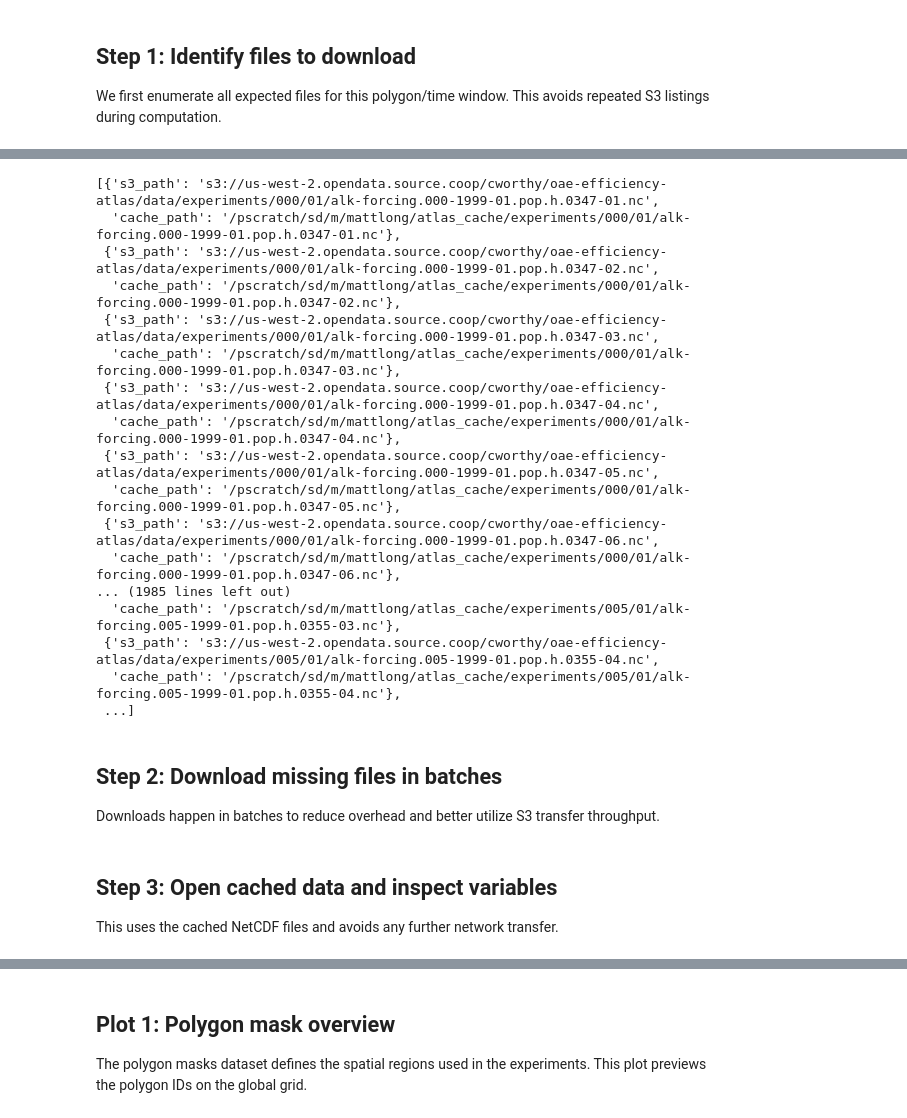
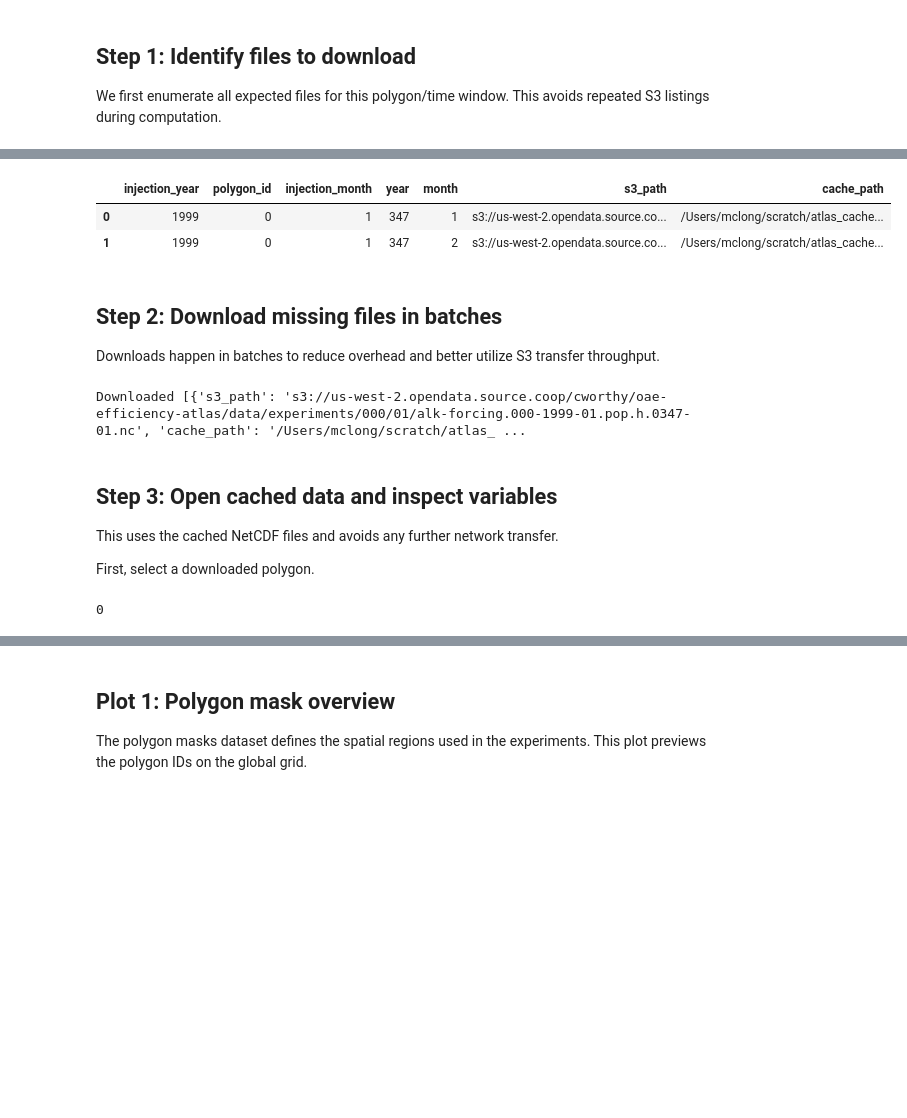
Before and after one commit to CWorthy-ocean/Ocean-CDR-Atlas-Calcs, a Jupyter notebook: executed/ocean-cdr-atlas-datasets/download-oae-atlas.ipynb, the cells around one changed output, grey strips where cells are left out. Drawn from its saved outputs; the diff is of its cells as text; code cells hidden in the pictures; blank space fills up the shorter version.

```diff
--- a/executed/ocean-cdr-atlas-datasets/download-oae-atlas.ipynb
+++ b/executed/ocean-cdr-atlas-datasets/download-oae-atlas.ipynb
@@ -57,10 +56,9 @@ n_test = 3
 dask_cluster_kwargs = {}
 # %%
 # Parameters
-polygon_id = None
 injection_year = 1999
 injection_month = 1
-n_test = None
+n_test = 2
 dask_cluster_kwargs = {
     "account": "m4632",
     "queue_name": "premium",
@@ -93,35 +91,30 @@ atlas_data.df
 496800 rows × 2 columns
 # %%
-manifest = atlas_data.query(polygon_id=polygon_id, injection_year=injection_year, injection_month=injection_month, n_test=n_test)
+manifest = atlas_data.query(injection_year=injection_year, injection_month=injection_month, n_test=n_test)
 manifest
 # %% [output]
-[{'s3_path': 's3://us-west-2.opendata.source.coop/cworthy/oae-efficiency-atlas/data/experiments/000/01/alk-forcing.000-1999-01.pop.h.0347-01.nc',
-  'cache_path': '/pscratch/sd/m/mattlong/atlas_cache/experiments/000/01/alk-forcing.000-1999-01.pop.h.0347-01.nc'},
- {'s3_path': 's3://us-west-2.opendata.source.coop/cworthy/oae-efficiency-atlas/data/experiments/000/01/alk-forcing.000-1999-01.pop.h.0347-02.nc',
-  'cache_path': '/pscratch/sd/m/mattlong/atlas_cache/experiments/000/01/alk-forcing.000-1999-01.pop.h.0347-02.nc'},
- {'s3_path': 's3://us-west-2.opendata.source.coop/cworthy/oae-efficiency-atlas/data/experiments/000/01/alk-forcing.000-1999-01.pop.h.0347-03.nc',
-  'cache_path': '/pscratch/sd/m/mattlong/atlas_cache/experiments/000/01/alk-forcing.000-1999-01.pop.h.0347-03.nc'},
- {'s3_path': 's3://us-west-2.opendata.source.coop/cworthy/oae-efficiency-atlas/data/experiments/000/01/alk-forcing.000-1999-01.pop.h.0347-04.nc',
-  'cache_path': '/pscratch/sd/m/mattlong/atlas_cache/experiments/000/01/alk-forcing.000-1999-01.pop.h.0347-04.nc'},
- {'s3_path': 's3://us-west-2.opendata.source.coop/cworthy/oae-efficiency-atlas/data/experiments/000/01/alk-forcing.000-1999-01.pop.h.0347-05.nc',
-  'cache_path': '/pscratch/sd/m/mattlong/atlas_cache/experiments/000/01/alk-forcing.000-1999-01.pop.h.0347-05.nc'},
- {'s3_path': 's3://us-west-2.opendata.source.coop/cworthy/oae-efficiency-atlas/data/experiments/000/01/alk-forcing.000-1999-01.pop.h.0347-06.nc',
-  'cache_path': '/pscratch/sd/m/mattlong/atlas_cache/experiments/000/01/alk-forcing.000-1999-01.pop.h.0347-06.nc'},
-... (1985 lines left out)
-  'cache_path': '/pscratch/sd/m/mattlong/atlas_cache/experiments/005/01/alk-forcing.005-1999-01.pop.h.0355-03.nc'},
- {'s3_path': 's3://us-west-2.opendata.source.coop/cworthy/oae-efficiency-atlas/data/experiments/005/01/alk-forcing.005-1999-01.pop.h.0355-04.nc',
-  'cache_path': '/pscratch/sd/m/mattlong/atlas_cache/experiments/005/01/alk-forcing.005-1999-01.pop.h.0355-04.nc'},
- ...]
+|  | injection_year | polygon_id | injection_month | year | month | s3_path | cache_path |
+| 0 | 1999 | 0 | 1 | 347 | 1 | s3://us-west-2.opendata.source.co... | /Users/mclong/scratch/atlas_cache... |
+| 1 | 1999 | 0 | 1 | 347 | 2 | s3://us-west-2.opendata.source.co... | /Users/mclong/scratch/atlas_cache... |
 # %% [markdown]
 ## Step 2: Download missing files in batches
 
 Downloads happen in batches to reduce overhead and better utilize S3 transfer throughput.
 # %%
-downloaded = atlas_data.ensure_cache(polygon_id=polygon_id, injection_year=injection_year, injection_month=injection_month, n_test=n_test)
+downloaded = atlas_data.ensure_cache(injection_year=injection_year, injection_month=injection_month, n_test=n_test)
 
 print(f"Downloaded {downloaded} file(s) to cache: {cdr_atlas.CACHE_DIR}")
+# %% [output]
+Downloaded [{'s3_path': 's3://us-west-2.opendata.source.coop/cworthy/oae-efficiency-atlas/data/experiments/000/01/alk-forcing.000-1999-01.pop.h.0347-01.nc', 'cache_path': '/Users/mclong/scratch/atlas_ ...
 # %% [markdown]
 ## Step 3: Open cached data and inspect variables
 
 This uses the cached NetCDF files and avoids any further network transfer.
+
+First, select a downloaded polygon.
+# %%
+polygon_id = atlas_data.query(injection_year=injection_year, injection_month=injection_month, n_test=n_test).polygon_id.unique()[0].item()
+polygon_id
+# %% [output]
+0
 # %%
```
Also changed, not shown: parts of 7 cells of this notebook, 9 other files.
